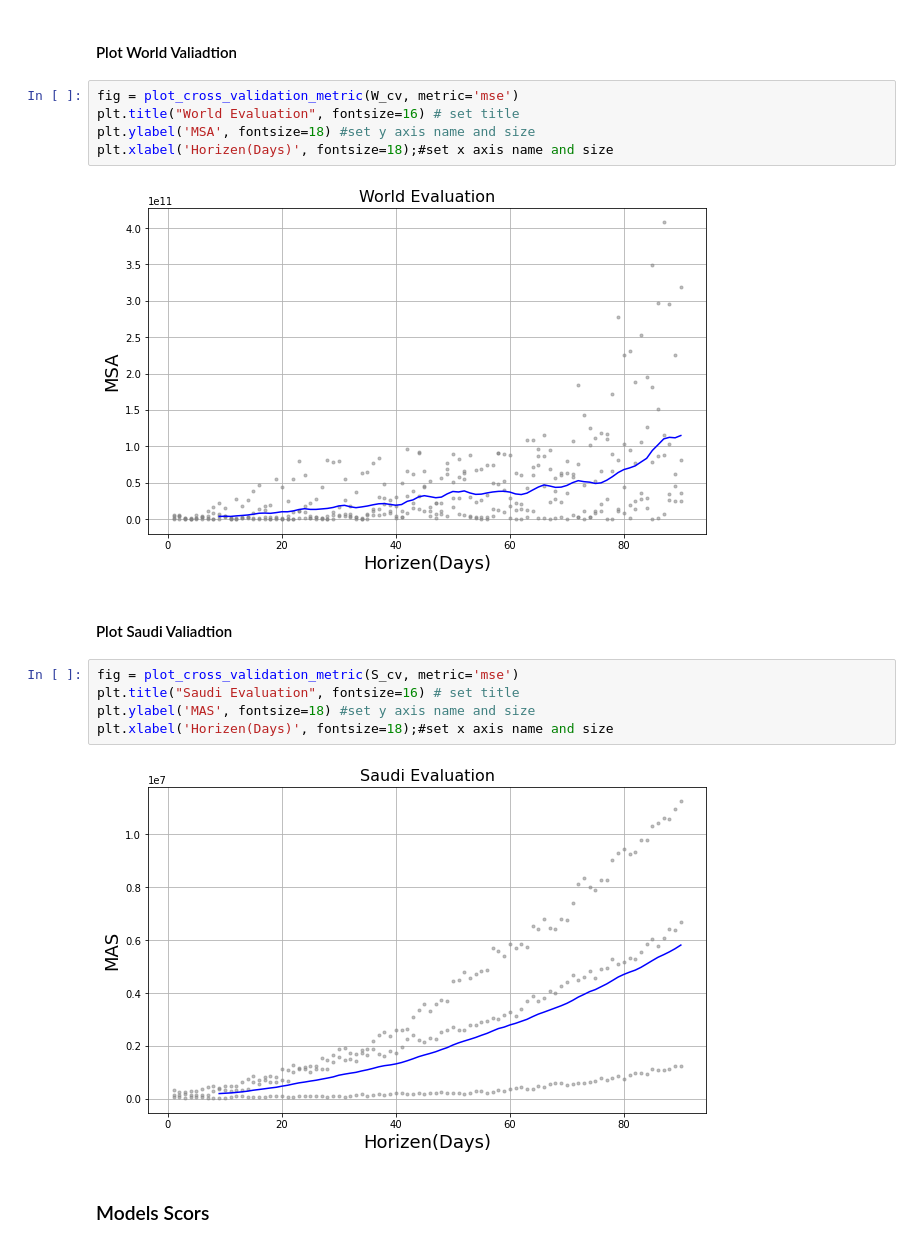
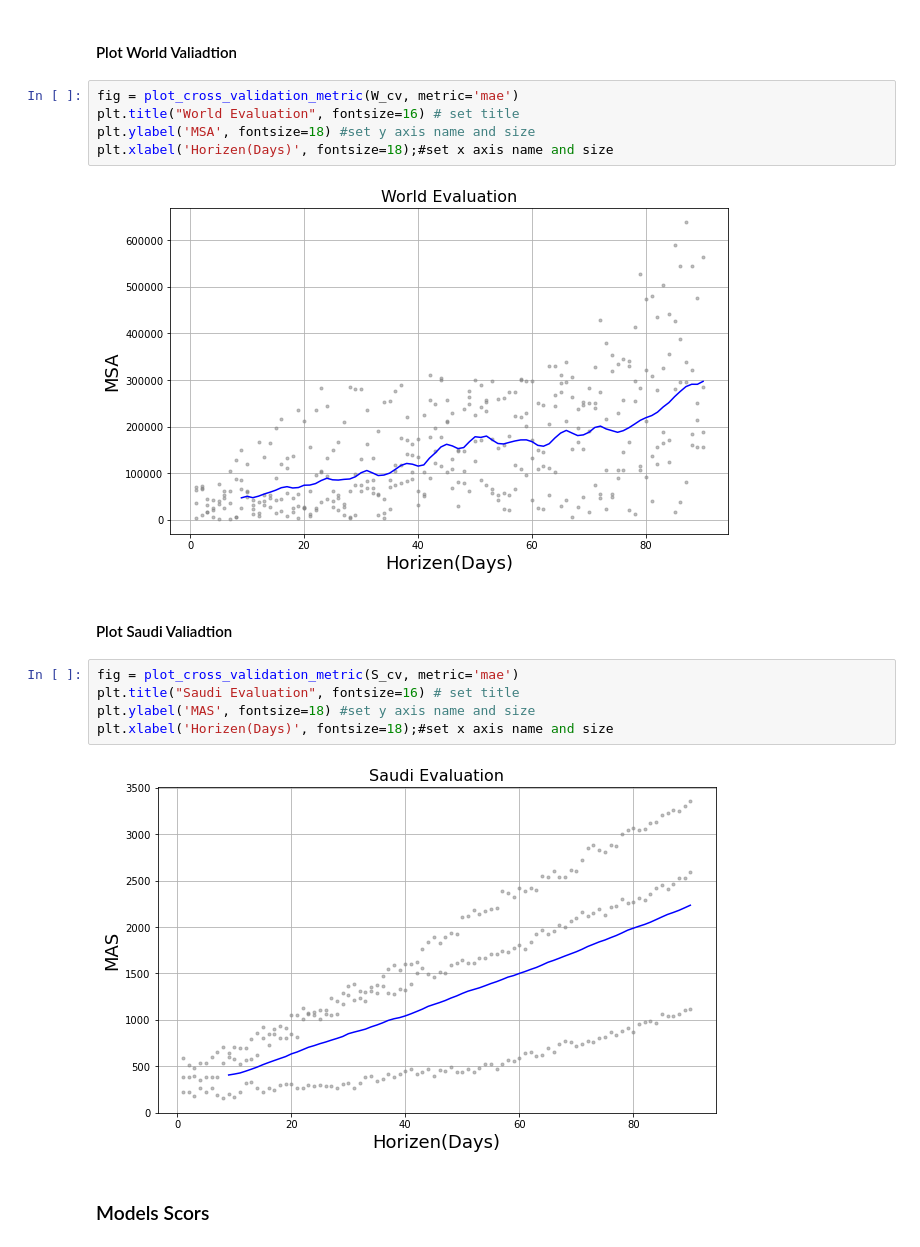
Before and after one commit to mesha4545a/Final_Project_-DS-, a Jupyter notebook: ML_Final/ML_Final.ipynb, the cells around one changed output. Cells and saved outputs as stored; diff of their text form.

```diff
--- a/ML_Final/ML_Final.ipynb
+++ b/ML_Final/ML_Final.ipynb
@@ -458,21 +458,21 @@ plt.xlabel('Horizen(Days)', fontsize=18);#set x axis name and size
 # %% [markdown]
 ####  Plot World Valiadtion
 # %%
-fig = plot_cross_validation_metric(W_cv, metric='mse')
+fig = plot_cross_validation_metric(W_cv, metric='mae')
 plt.title("World Evaluation", fontsize=16) # set title
 plt.ylabel('MSA', fontsize=18) #set y axis name and size
 plt.xlabel('Horizen(Days)', fontsize=18);#set x axis name and size
 # %% [output]
-[figure, old version]
+[figure, new version]
 # %% [markdown]
 ####  Plot Saudi Valiadtion
 # %%
-fig = plot_cross_validation_metric(S_cv, metric='mse')
+fig = plot_cross_validation_metric(S_cv, metric='mae')
 plt.title("Saudi Evaluation", fontsize=16) # set title
 plt.ylabel('MAS', fontsize=18) #set y axis name and size
 plt.xlabel('Horizen(Days)', fontsize=18);#set x axis name and size
 # %% [output]
-[figure, old version]
+[figure, new version]
 # %% [markdown]
 ### Models Scors
 # %%
```
Also changed, not shown: parts of 15 cells of this notebook, 10 other files.
